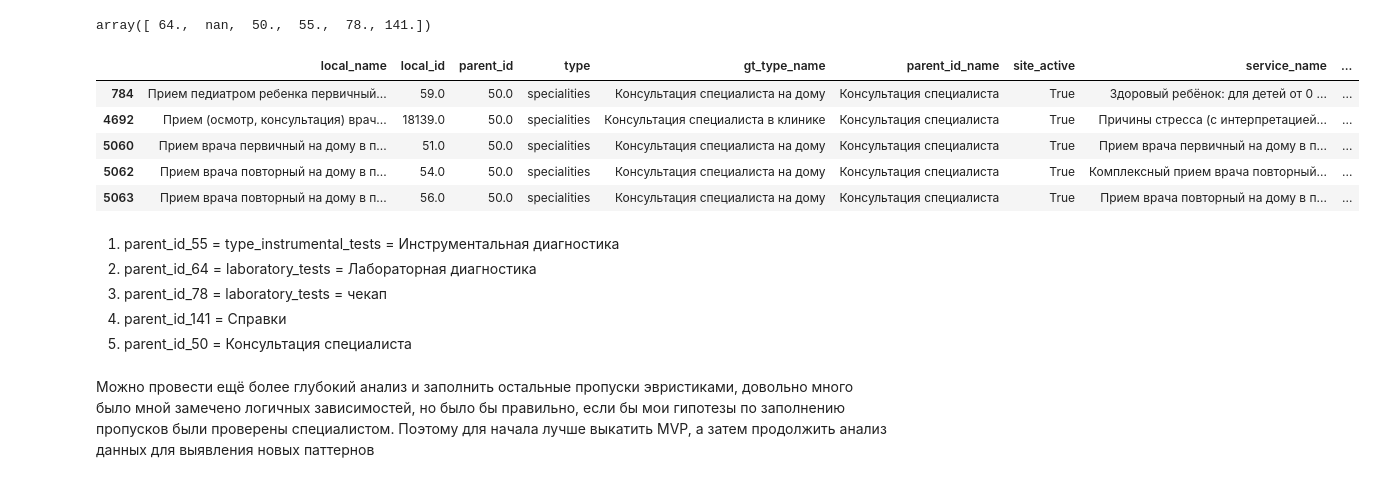
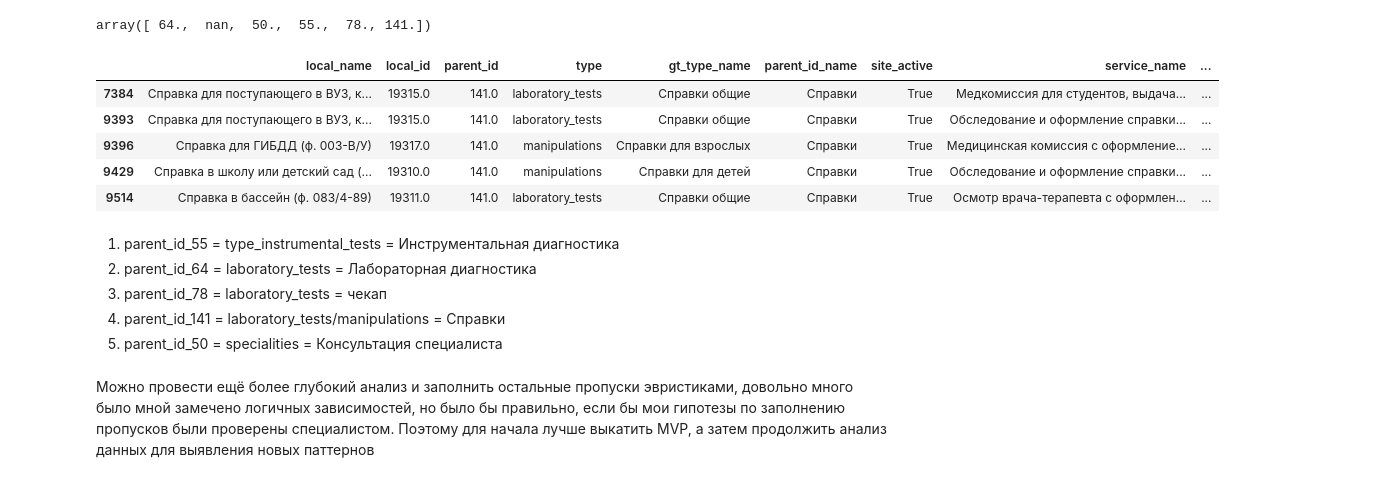
Before and after one commit to EugeneBondarenko1T/clinic_service_matcher, a Jupyter notebook: notebooks/eda_clinic_services.ipynb, the cells around one changed output. Drawn from its saved outputs; the diff is of its cells as text; code cells hidden in the pictures.

```diff
--- a/notebooks/eda_clinic_services.ipynb
+++ b/notebooks/eda_clinic_services.ipynb
@@ -196,8 +246,18 @@ patterns = {
 # %%
-import pandas as pd
-import re
+def fill_col_consultation(data: pd.DataFrame, patterns: dict) -> pd.DataFrame:
+    """
+    Заполняет столбцы 'gt_type_name', 'parent_id_name', 'type' и 'parent_id' в DataFrame
+    на основе совпадений с шаблонами в столбце 'local_name'.
 
-def fill_col_consultation(data, patterns):
+    Parameters_:
+        - data (DataFrame): Датасет, содержащий текстовые данные в столбце 'local_name', которые нужно обработать.
+        - patterns (dict): Словарь, где ключи — это регулярные выражения (шаблоны), а значения — значения для столбца 'gt_type_name',
+                           которые будут присвоены при совпадении с шаблоном.
+
+    Returns_:
+        - data (DataFrame): Обновленный DataFrame с заполненными столбцами 'gt_type_name', 'parent_id_name', 'type' и 'parent_id'
+                   для строк, соответствующих шаблонам.
+    """
     for pattern, gt_type_value in patterns.items():
         mask = data['local_name'].str.contains(pattern, na=False, regex=True)
         data.loc[mask, 'gt_type_name'] = gt_type_value
@@ -269,20 +329,20 @@ data['parent_id'].unique()
 # %% [output]
 array([ 64.,  nan,  50.,  55.,  78., 141.])
 # %%
-data[data['parent_id'] == 50.0].head(5)
+data[data['parent_id'] == 141].head(5)
 # %% [output]
 |  | local_name | local_id | parent_id | type | gt_type_name | parent_id_name | site_active | service_name | ... |
-| 784 | Прием педиатром ребенка первичный... | 59.0 | 50.0 | specialities | Консультация специалиста на дому | Консультация специалиста | True | Здоровый ребёнок: для детей от 0 ... | ... |
-| 4692 | Прием (осмотр, консультация) врач... | 18139.0 | 50.0 | specialities | Консультация специалиста в клинике | Консультация специалиста | True | Причины стресса (с интерпретацией... | ... |
-| 5060 | Прием врача первичный на дому в п... | 51.0 | 50.0 | specialities | Консультация специалиста на дому | Консультация специалиста | True | Прием врача первичный на дому в п... | ... |
-| 5062 | Прием врача повторный на дому в п... | 54.0 | 50.0 | specialities | Консультация специалиста на дому | Консультация специалиста | True | Комплексный прием врача повторный... | ... |
-| 5063 | Прием врача повторный на дому в п... | 56.0 | 50.0 | specialities | Консультация специалиста на дому | Консультация специалиста | True | Прием врача повторный на дому в п... | ... |
+| 7384 | Справка для поступающего в ВУЗ, к... | 19315.0 | 141.0 | laboratory_tests | Справки общие | Справки | True | Медкомиссия для студентов, выдача... | ... |
+| 9393 | Справка для поступающего в ВУЗ, к... | 19315.0 | 141.0 | laboratory_tests | Справки общие | Справки | True | Обследование и оформление справки... | ... |
+| 9396 | Справка для ГИБДД (ф. 003-В/У) | 19317.0 | 141.0 | manipulations | Справки для взрослых | Справки | True | Медицинская комиссия с оформление... | ... |
+| 9429 | Справка в школу или детский сад (... | 19310.0 | 141.0 | manipulations | Справки для детей | Справки | True | Обследование и оформление справки... | ... |
+| 9514 | Справка в бассейн (ф. 083/4-89) | 19311.0 | 141.0 | laboratory_tests | Справки общие | Справки | True | Осмотр врача-терапевта с оформлен... | ... |
 # %% [markdown]
 1. parent_id_55 = type_instrumental_tests = Инструментальная диагностика
 2. parent_id_64 = laboratory_tests = Лабораторная диагностика
 3. parent_id_78 = laboratory_tests = чекап
-4. parent_id_141 = Справки
-5. parent_id_50 = Консультация специалиста
+4. parent_id_141 = laboratory_tests/manipulations = Справки
+5. parent_id_50 = specialities = Консультация специалиста
 # %% [markdown]
 Можно провести ещё более глубокий анализ и заполнить остальные пропуски эвристиками, довольно много было мной замечено логичных зависимостей, но было бы правильно, если бы мои гипотезы по заполнению пропусков были проверены специалистом. Поэтому для начала лучше выкатить MVP, а затем продолжить анализ данных для выявления новых паттернов
 # %% [markdown]
```
Also changed, not shown: parts of 33 cells of this notebook, 3 other files.
